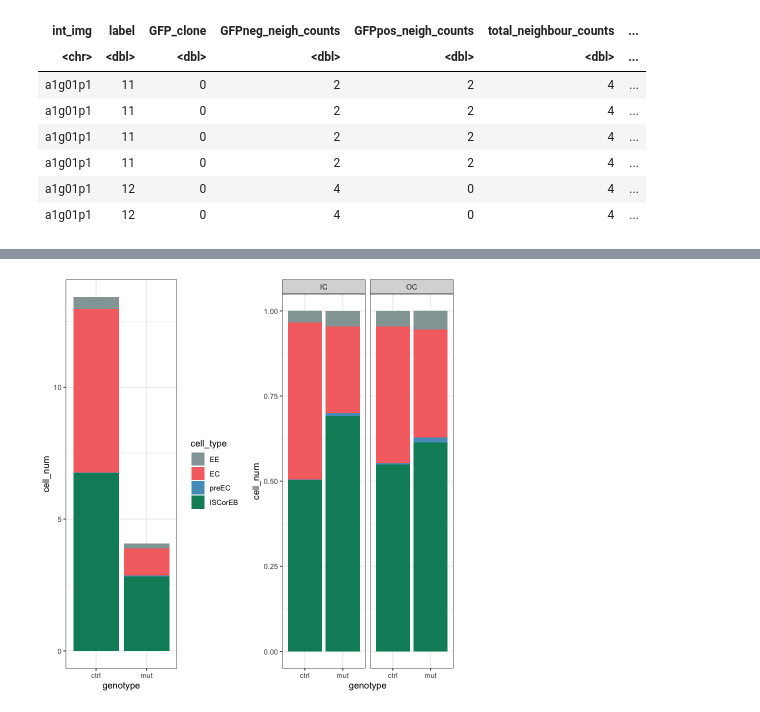
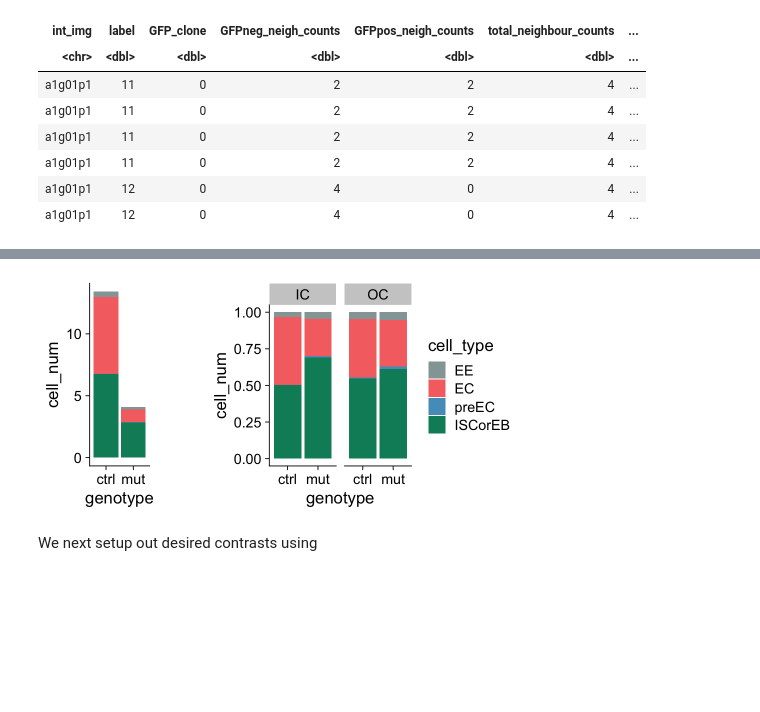
Before and after one commit to morriso1/clonedetective, a Jupyter notebook: 05_Tutorial_Downstream_Analysis_R.ipynb, the cells around one changed output, grey strips where cells are left out. Drawn from its saved outputs; the diff is of its cells as text; code cells hidden in the pictures; blank space fills up the shorter version.

Commit message:
started adding text

```diff
--- a/05_Tutorial_Downstream_Analysis_R.ipynb
+++ b/05_Tutorial_Downstream_Analysis_R.ipynb
@@ -92,28 +97,32 @@ stacked_bar_mean <- count_df_tidy %>%
   geom_bar(position = "stack",
            stat = "summary",
            fun = 'mean') +
-  theme_bw() +
-  scale_fill_manual(values = c("#95a5a6", "#F57171", "#539DC2", "#008b68"))
+  scale_fill_manual(values = c("#95a5a6", "#F57171", "#539DC2", "#008b68")) +
+  theme(legend.position = "none")
 # %%
 stacked_bar_percentage <- count_df_tidy %>%
   ggplot(aes(fill = cell_type, y = cell_num, x = genotype)) +
   geom_bar(position = "fill", stat = 'identity') +
-  theme_bw() +
   facet_wrap(vars(clone_status)) +
-  scale_fill_manual(values = c("#95a5a6", "#F57171", "#539DC2", "#008b68")) +
-  theme(legend.position = "none")
+  scale_fill_manual(values = c("#95a5a6", "#F57171", "#539DC2", "#008b68"))
+# %%
+# setup plot size, theme and text size
+options(repr.plot.width=8, repr.plot.height=4)
+theme_set(theme_cowplot(font_size=20))
 # %%
 ggdraw() +
-  draw_plot(stacked_bar_mean, x = 0, width = .5) +
-  draw_plot(stacked_bar_percentage, x = 0.5, width = .5)
+  draw_plot(stacked_bar_mean, x = 0, width = .25) +
+  draw_plot(stacked_bar_percentage, x = 0.35, width = .65)
 # %% [output]
-[figure, old version]
+[figure, new version]
 # %%
 perc_df_tidy <-
   count_df_tidy %>% mutate(
     perc_cell_num = cell_num / total * 100,
     comp_g_cs_ct = as_factor(paste(genotype, clone_status, cell_type, sep = '_'))
   )
+# %% [markdown]
+We next setup out desired contrasts using
 # %%
 contr <-
   limma::makeContrasts(mut_IC_EC - ctrl_IC_EC,
```
Also changed, not shown: parts of 7 cells of this notebook, 1 other file.
